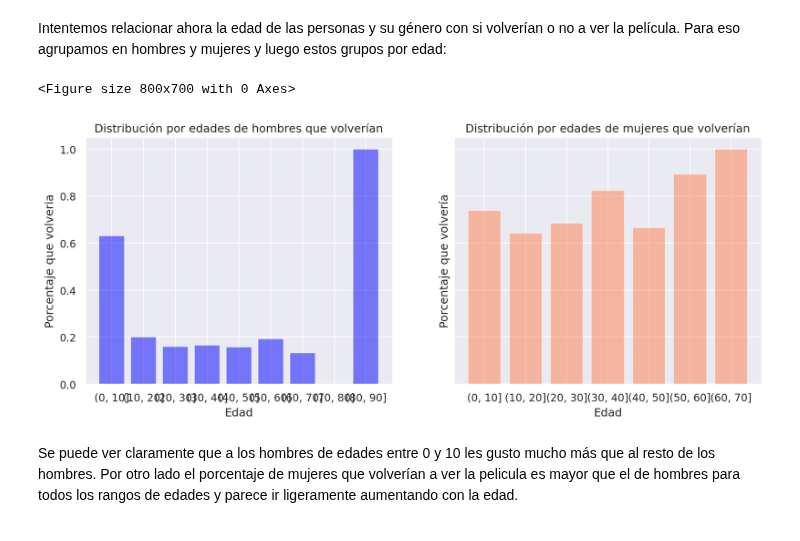
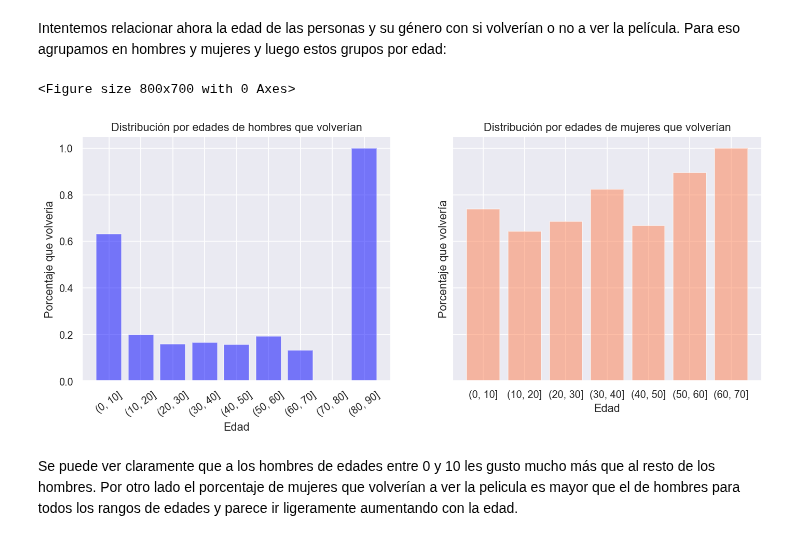
Before and after one commit to brunograssano/TP-Organizacion-de-datos, a Jupyter notebook: TP_Datos.ipynb, the cells around one changed output. Cells and saved outputs as stored; diff of their text form; code cells hidden in the pictures.

```diff
--- a/TP_Datos.ipynb
+++ b/TP_Datos.ipynb
@@ -383,24 +393,26 @@ serie_mujeres = pd.Series(cuts_vuelven_mujeres.value_counts()/cuts_total_mujeres
 # %%
 plt.figure(dpi=100)
 
-fig, axes = plt.subplots(nrows=1, ncols=2, sharey=True, dpi=150, figsize=(6.4 * 2, 4.8))
+fig, axes = plt.subplots(nrows=1, ncols=2, sharey=True, dpi=130, figsize=(13, 4.8))
 
 axes[0].bar(serie_hombres.index.astype(str), serie_hombres.values, color = 'blue', alpha = 0.5)
 
 axes[0].set_title("Distribución por edades de hombres que volverían")
 axes[0].set_xlabel("Edad")
 axes[0].set_ylabel("Porcentaje que volveria")
+axes[0].tick_params('x',labelrotation=35)
 
 axes[1].bar(serie_mujeres.index.astype(str), serie_mujeres.values, color = 'coral', alpha = 0.5)
 
 axes[1].set_title("Distribución por edades de mujeres que volverían")
 axes[1].set_xlabel("Edad")
 axes[1].set_ylabel("Porcentaje que volvería")
 
+
 plt.show()
 # %% [output]
 <Figure size 800x700 with 0 Axes>
-[figure, old version]
+[figure, new version]
 # %% [markdown]
 Se puede ver claramente que a los hombres de edades entre 0 y 10 les gusto mucho más que al resto de los hombres.
 Por otro lado el porcentaje de mujeres que volverían a ver la pelicula es mayor que el de hombres para todos los rangos de edades y parece ir ligeramente aumentando con la edad.
```
Also changed, not shown: parts of 50 cells of this notebook.
